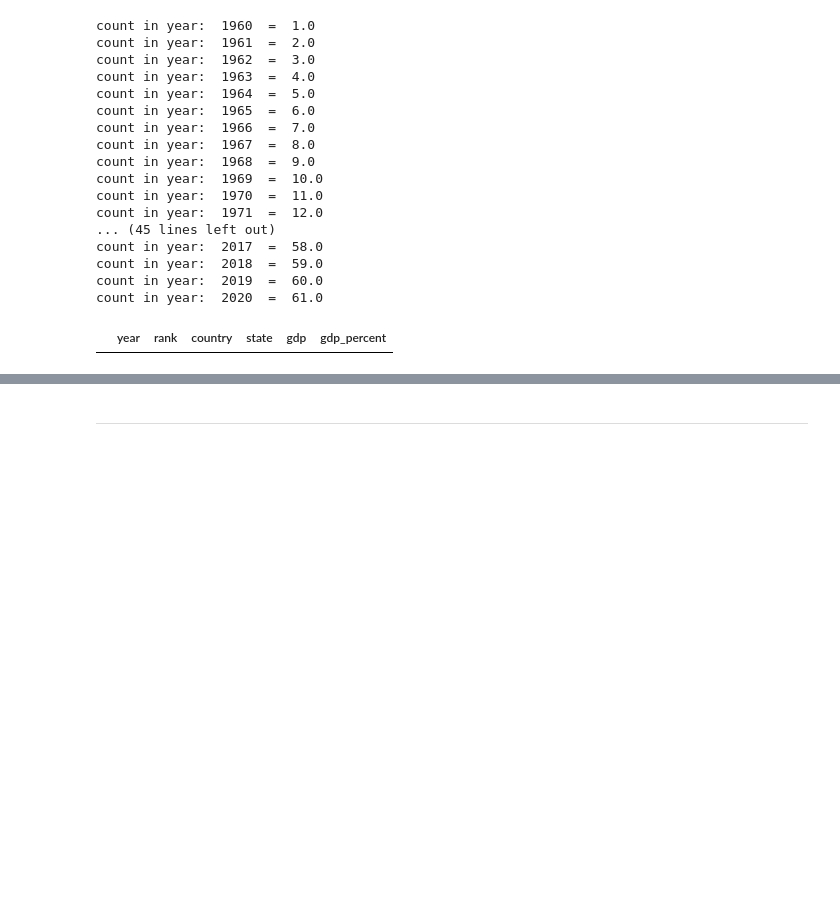
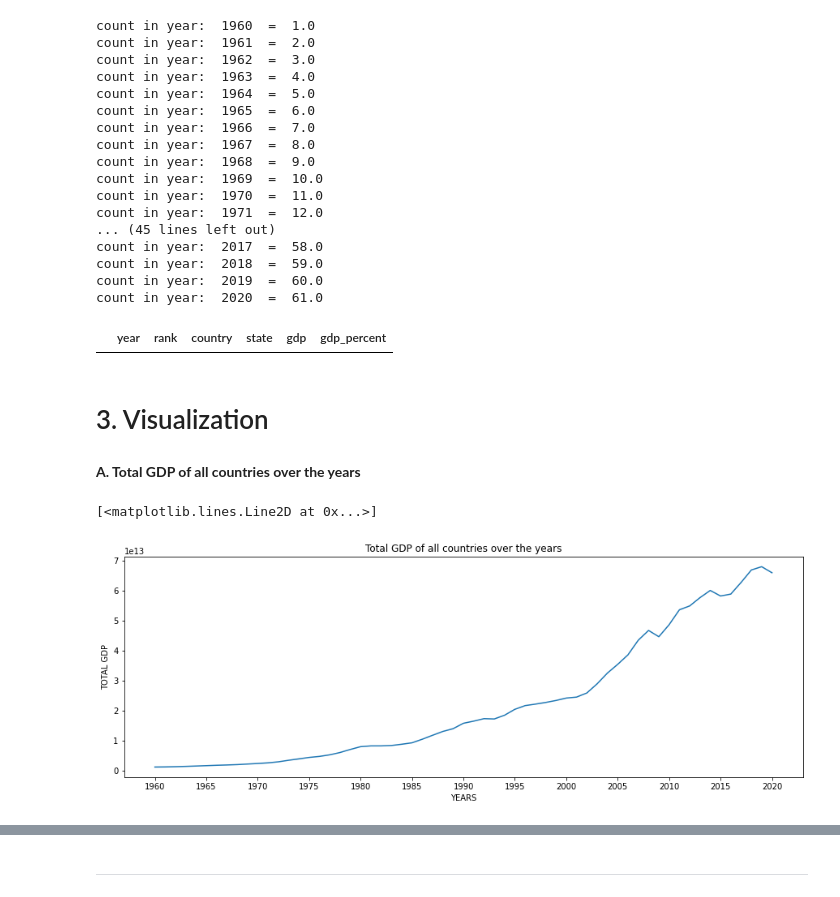
Before and after one commit to Prashant528/GDP_DATA_EDA, a Jupyter notebook: notebookc95ef18f39.ipynb, the cells around one changed output, grey strips where cells are left out. Drawn from its saved outputs; the diff is of its cells as text; code cells hidden in the pictures; blank space fills up the shorter version.

Commit message:
Started visualization

```diff
--- a/notebookc95ef18f39.ipynb
+++ b/notebookc95ef18f39.ipynb
@@ -208,3 +208,22 @@ filtered_all_gdp_df.where(nations_1960_sorted=="Nepal").dropna()
 #sadly we lost Nepal on the way. The data for Nepal is missing in some years.
 # %% [output]
 |  | year | rank | country | state | gdp | gdp_percent |
+# %% [markdown]
+# 3. Visualization
+# %% [markdown]
+**A. Total GDP of all countries over the years**
+# %%
+from matplotlib import pyplot as plt
+
+years = pd.Series(count_in_each_year.index)
+total_gdp_per_yr = pd.Series(filtered_all_gdp_df.groupby('year')['gdp'].sum())
+plt.figure(figsize=(15,5))
+plt.title("Total GDP of all countries over the years")
+plt.xlabel("YEARS")
+plt.ylabel("TOTAL GDP")
+#changing the scale of x-axis to 5 years range.
+plt.xticks(range(min(years), max(years)+1, 5))
+plt.plot(years, total_gdp_per_yr)
+# %% [output]
+[<matplotlib.lines.Line2D at 0x...>]
+[figure, added]
```
Also changed, not shown: parts of 2 cells of this notebook.
